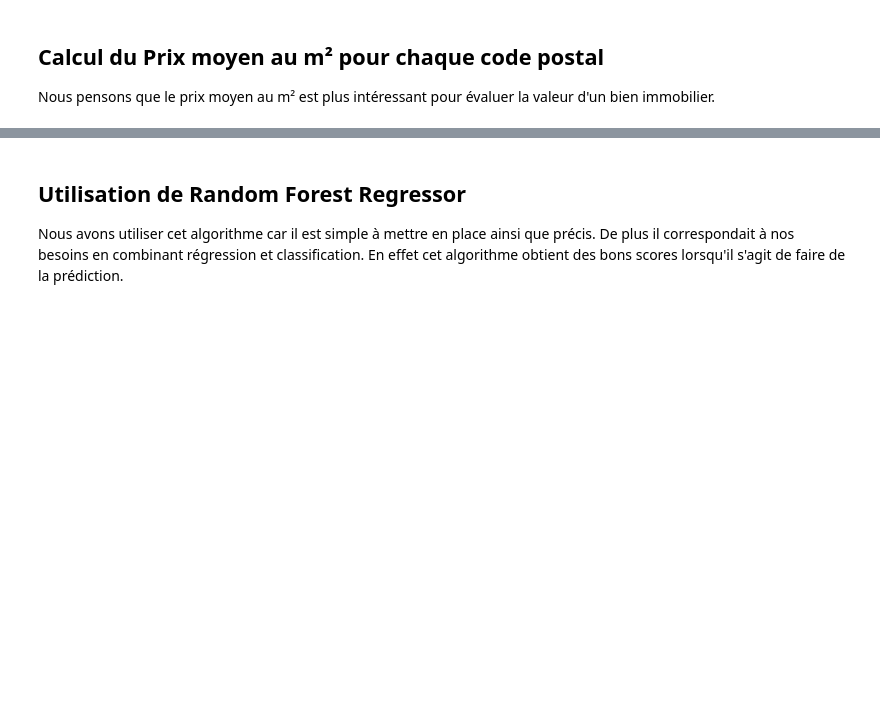
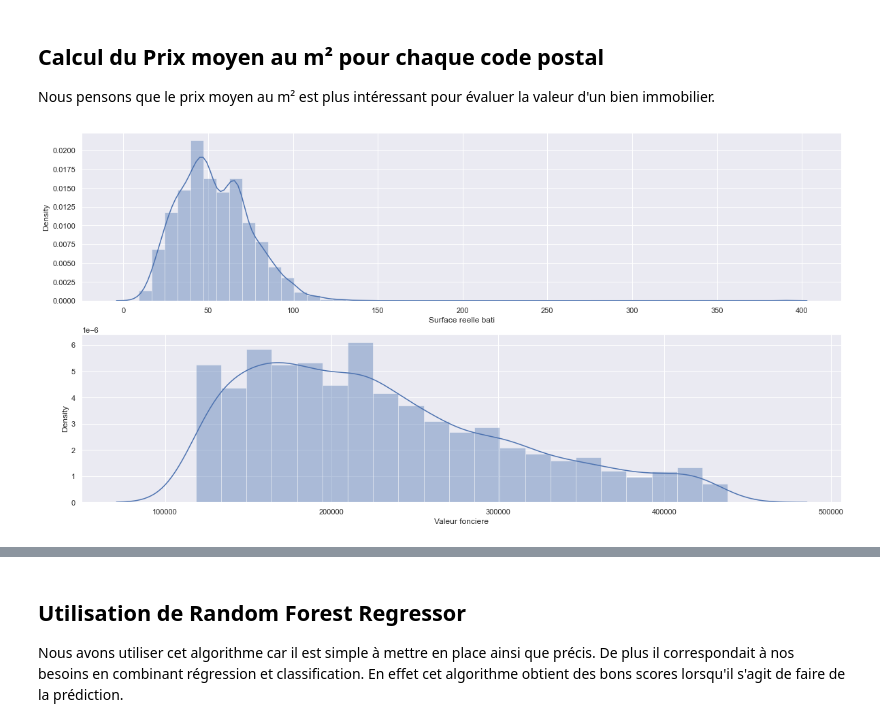
Before and after one commit to KRDavid/Immothep, a Jupyter notebook: NoteBookBordeaux.ipynb, the cells around one changed output, grey strips where cells are left out. Cells and saved outputs as stored; diff of their text form; code cells hidden in the pictures; blank space fills up the shorter version.

```diff
--- a/NoteBookBordeaux.ipynb
+++ b/NoteBookBordeaux.ipynb
@@ -175,4 +203,16 @@ df_clean = df_clean.drop(columns = 'Prix moyen m²')
 df_prix_moyen = df_prix_moyen.drop(columns = 'Surface terrain')
 df_clean = df_clean.merge(df_prix_moyen, how = 'left', on = 'Code postal')
 df_clean = df_clean.drop(columns = 'Code postal')
-df_clean = df_clean.to_csv('./data/CURATED/csv_clean_bordeaux_final.csv')
+df_clean.to_csv('./data/CURATED/csv_clean_bordeaux_final.csv')
+# %%
+plt.figure(figsize=(20,10))
+
+plt.subplot(2, 1, 1)
+sns.distplot(df_clean["Surface reelle bati"])
+
+plt.subplot(2, 1, 2)
+sns.distplot(df_clean["Valeur fonciere"])
+
+plt.show()
+# %% [output]
+[figure, added]
```
Also changed, not shown: parts of 26 cells of this notebook, 3 other files.
